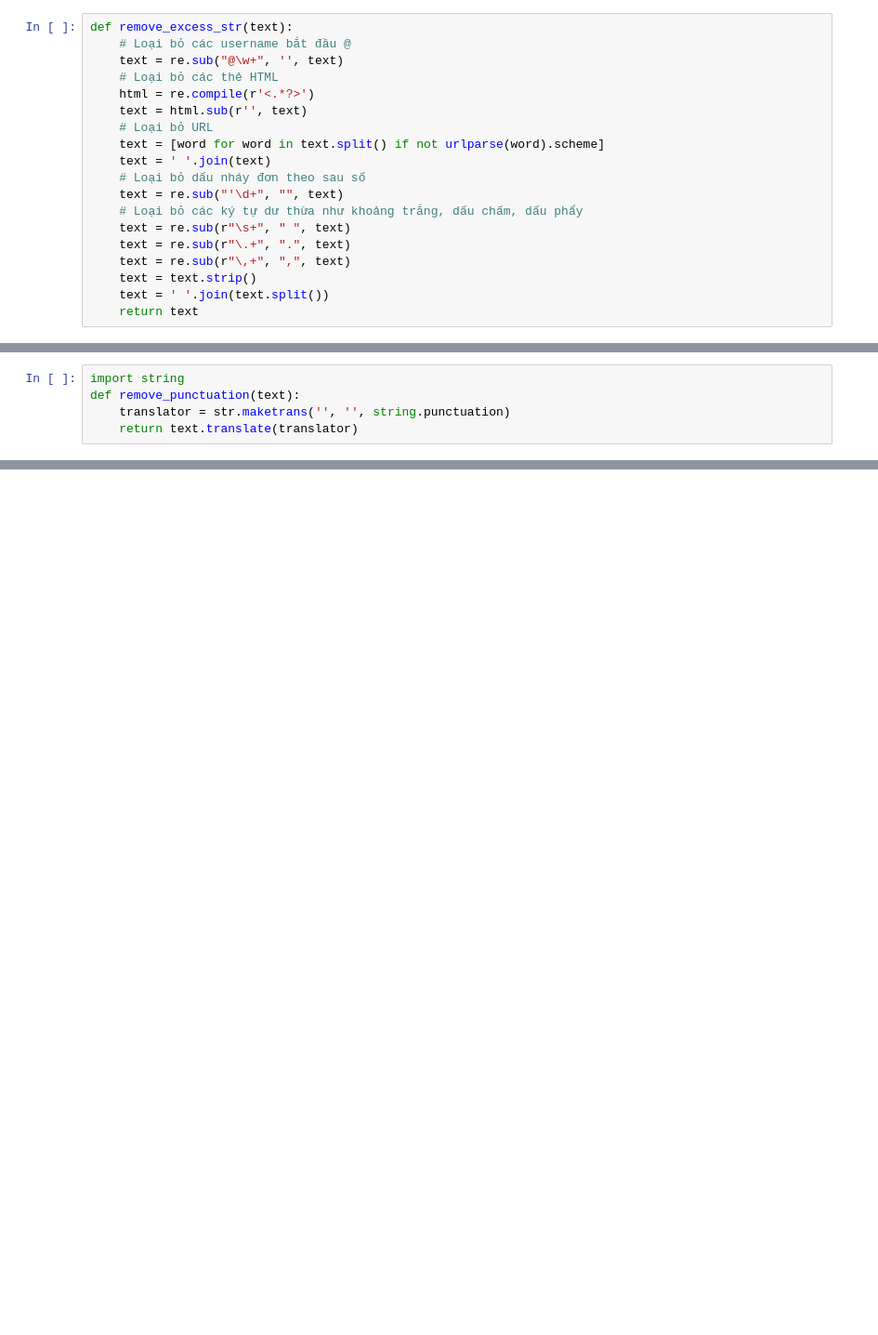
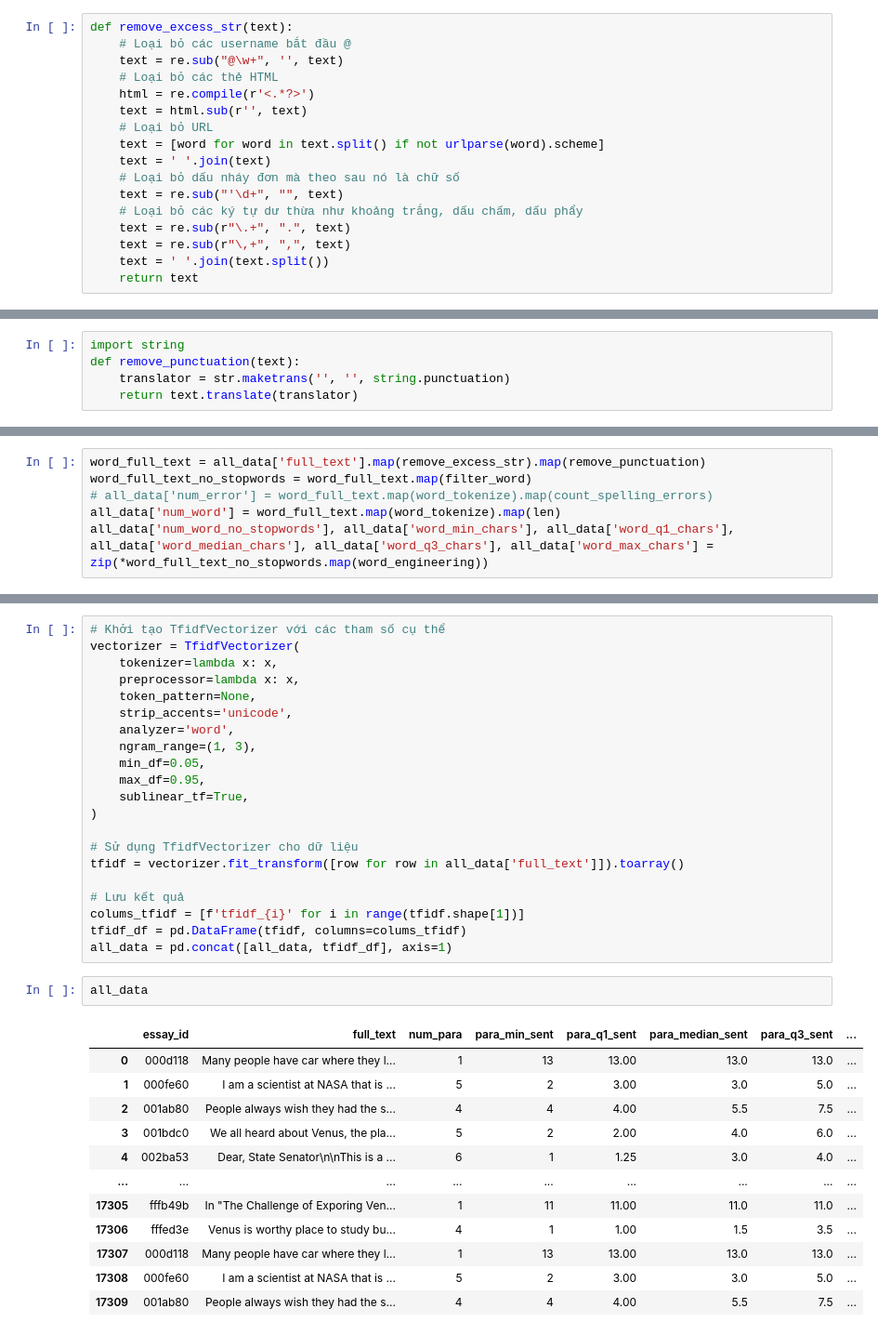
Before and after one commit to dagngyen/hcmus_23-24_automated-essay-scoring, a Jupyter notebook: model_SVM.ipynb, the cells around one changed output, grey strips where cells are left out. Shown at 93% size. Saved outputs shown, nothing was run; the diff lists cells and outputs as text; blank space fills up the shorter version.

```diff
--- a/model_SVM.ipynb
+++ b/model_SVM.ipynb
@@ -143,13 +112,11 @@ def remove_excess_str(text):
     # Loại bỏ URL
     text = [word for word in text.split() if not urlparse(word).scheme]
     text = ' '.join(text)
-    # Loại bỏ dấu nháy đơn theo sau số
+    # Loại bỏ dấu nháy đơn mà theo sau nó là chữ số
     text = re.sub("'\d+", "", text)
     # Loại bỏ các ký tự dư thừa như khoảng trắng, dấu chấm, dấu phẩy
-    text = re.sub(r"\s+", " ", text)
     text = re.sub(r"\.+", ".", text)
     text = re.sub(r"\,+", ",", text)
-    text = text.strip()
     text = ' '.join(text.split())
     return text
 # %% [markdown]
@@ -311,0 +201,6 @@ count_spelling_errors("I am learning Natural Language Processing. We does not ha
+# %%
+word_full_text = all_data['full_text'].map(remove_excess_str).map(remove_punctuation)
+word_full_text_no_stopwords = word_full_text.map(filter_word)
+# all_data['num_error'] = word_full_text.map(word_tokenize).map(count_spelling_errors)
+all_data['num_word'] = word_full_text.map(word_tokenize).map(len)
+all_data['num_word_no_stopwords'], all_data['word_min_chars'], all_data['word_q1_chars'], all_data['word_median_chars'], all_data['word_q3_chars'], all_data['word_max_chars'] = zip(*word_full_text_no_stopwords.map(word_engineering))
@@ -311,0 +231,36 @@ count_spelling_errors("I am learning Natural Language Processing. We does not ha
+# %%
+# Khởi tạo TfidfVectorizer với các tham số cụ thể
+vectorizer = TfidfVectorizer(
+    tokenizer=lambda x: x,
+    preprocessor=lambda x: x,
+    token_pattern=None,
+    strip_accents='unicode',
+    analyzer='word',
+    ngram_range=(1, 3),
+    min_df=0.05,
+    max_df=0.95,
+    sublinear_tf=True,
+)
+
+# Sử dụng TfidfVectorizer cho dữ liệu
+tfidf = vectorizer.fit_transform([row for row in all_data['full_text']]).toarray()
+
+# Lưu kết quả
+colums_tfidf = [f'tfidf_{i}' for i in range(tfidf.shape[1])]
+tfidf_df = pd.DataFrame(tfidf, columns=colums_tfidf)
+all_data = pd.concat([all_data, tfidf_df], axis=1)
+# %%
+all_data
+# %% [output]
+|  | essay_id | full_text | num_para | para_min_sent | para_q1_sent | para_median_sent | para_q3_sent | ... |
+| 0 | 000d118 | Many people have car where they l... | 1 | 13 | 13.00 | 13.0 | 13.0 | ... |
+| 1 | 000fe60 | I am a scientist at NASA that is ... | 5 | 2 | 3.00 | 3.0 | 5.0 | ... |
+| 2 | 001ab80 | People always wish they had the s... | 4 | 4 | 4.00 | 5.5 | 7.5 | ... |
+| 3 | 001bdc0 | We all heard about Venus, the pla... | 5 | 2 | 2.00 | 4.0 | 6.0 | ... |
+| 4 | 002ba53 | Dear, State Senator\n\nThis is a ... | 6 | 1 | 1.25 | 3.0 | 4.0 | ... |
+| ... | ... | ... | ... | ... | ... | ... | ... | ... |
+| 17305 | fffb49b | In "The Challenge of Exporing Ven... | 1 | 11 | 11.00 | 11.0 | 11.0 | ... |
+| 17306 | fffed3e | Venus is worthy place to study bu... | 4 | 1 | 1.00 | 1.5 | 3.5 | ... |
+| 17307 | 000d118 | Many people have car where they l... | 1 | 13 | 13.00 | 13.0 | 13.0 | ... |
+| 17308 | 000fe60 | I am a scientist at NASA that is ... | 5 | 2 | 3.00 | 3.0 | 5.0 | ... |
+| 17309 | 001ab80 | People always wish they had the s... | 4 | 4 | 4.00 | 5.5 | 7.5 | ... |
```
Also changed, not shown: parts of 56 cells of this notebook, 1 other file.
